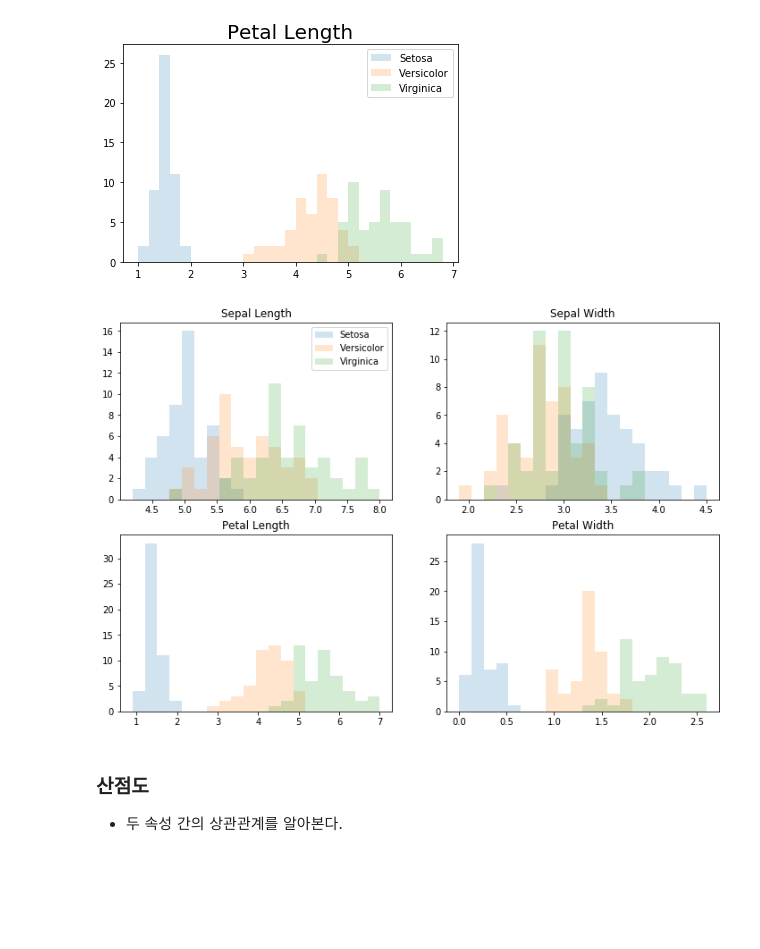
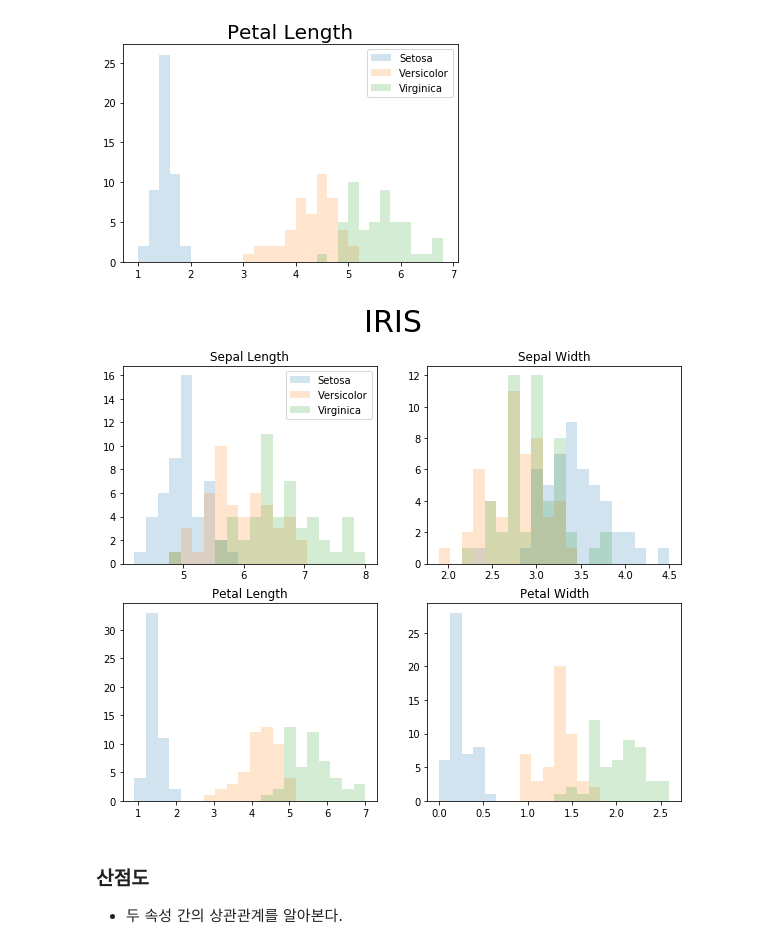
Before and after one commit to gubosd/lecture11, a Jupyter notebook: 파이썬고급/03_matplotlib_iris.ipynb, the cells around one changed output. Saved outputs shown, nothing was run; the diff lists cells and outputs as text; code cells hidden in the pictures; blank space fills up the shorter version.

```diff
--- a/파이썬고급/03_matplotlib_iris.ipynb
+++ b/파이썬고급/03_matplotlib_iris.ipynb
@@ -243,20 +242,21 @@ Text(0.5,1,'Petal Length')
 [figure]
 # %%
 features = ['Sepal Length', 'Sepal Width', 'Petal Length', 'Petal Width']
-plt.figure(figsize=[12,8])
+plt.figure(figsize=[10,8])
+plt.suptitle('IRIS', fontsize=30)
 
 for i in range(4):
     plt.subplot(2,2,i+1)
     r1 = iris[:,i].min()-0.1
     r2 = iris[:,i].max()+0.1
 
     plt.hist(iris[:,i][:50], bins=np.linspace(r1,r2,21), alpha=0.2)
     plt.hist(iris[:,i][50:100], bins=np.linspace(r1,r2,21), alpha=0.2)
     plt.hist(iris[:,i][100:], bins=np.linspace(r1,r2,21), alpha=0.2)
     if i==0: plt.legend(['Setosa', 'Versicolor', 'Virginica'])
     plt.title(features[i])
 # %% [output]
-[figure, old version]
+[figure, new version]
 # %% [markdown]
 ### 산점도
 - 두 속성 간의 상관관계를 알아본다.
```
Also changed, not shown: parts of 10 cells of this notebook, 1 other file.
